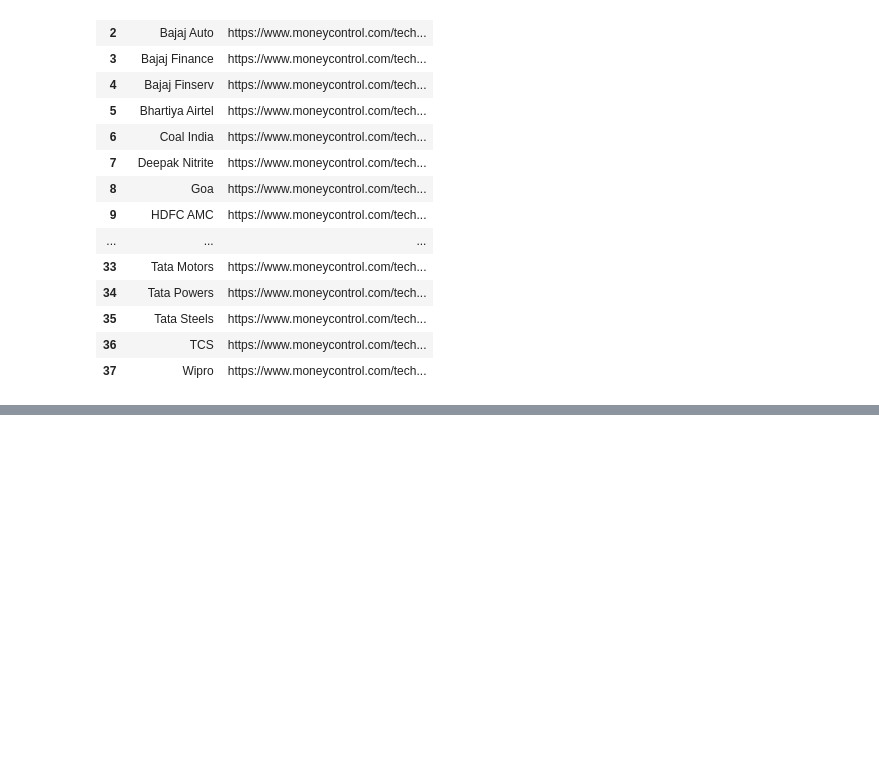
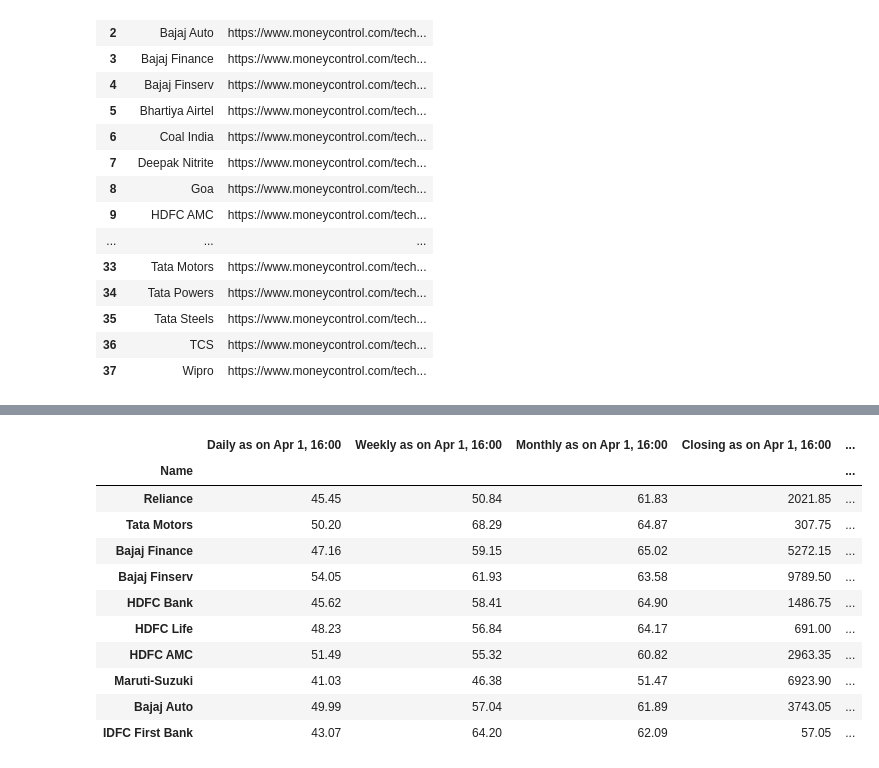
Before and after one commit to decipher07/Broker-2.0, a Jupyter notebook: Driver Code.ipynb, the cells around one changed output, grey strips where cells are left out. Cells and saved outputs as stored; diff of their text form; code cells hidden in the pictures; blank space fills up the shorter version.

```diff
--- a/Driver Code.ipynb
+++ b/Driver Code.ipynb
@@ -137,0 +227,16 @@ data_record.to_excel('Record-Data.xlsx')
+# %%
+test_data = pd.read_excel('Test.xlsx', header=0, index_col=0)
+test_data
+# %% [output]
+|  | Daily as on Apr 1, 16:00 | Weekly as on Apr 1, 16:00 | Monthly as on Apr 1, 16:00 | Closing as on Apr 1, 16:00 | ... |
+| Name |  |  |  |  | ... |
+| Reliance | 45.45 | 50.84 | 61.83 | 2021.85 | ... |
+| Tata Motors | 50.20 | 68.29 | 64.87 | 307.75 | ... |
+| Bajaj Finance | 47.16 | 59.15 | 65.02 | 5272.15 | ... |
+| Bajaj Finserv | 54.05 | 61.93 | 63.58 | 9789.50 | ... |
+| HDFC Bank | 45.62 | 58.41 | 64.90 | 1486.75 | ... |
+| HDFC Life | 48.23 | 56.84 | 64.17 | 691.00 | ... |
+| HDFC AMC | 51.49 | 55.32 | 60.82 | 2963.35 | ... |
+| Maruti-Suzuki | 41.03 | 46.38 | 51.47 | 6923.90 | ... |
+| Bajaj Auto | 49.99 | 57.04 | 61.89 | 3743.05 | ... |
+| IDFC First Bank | 43.07 | 64.20 | 62.09 | 57.05 | ... |
```
Also changed, not shown: parts of 6 cells of this notebook, 4 other files.
